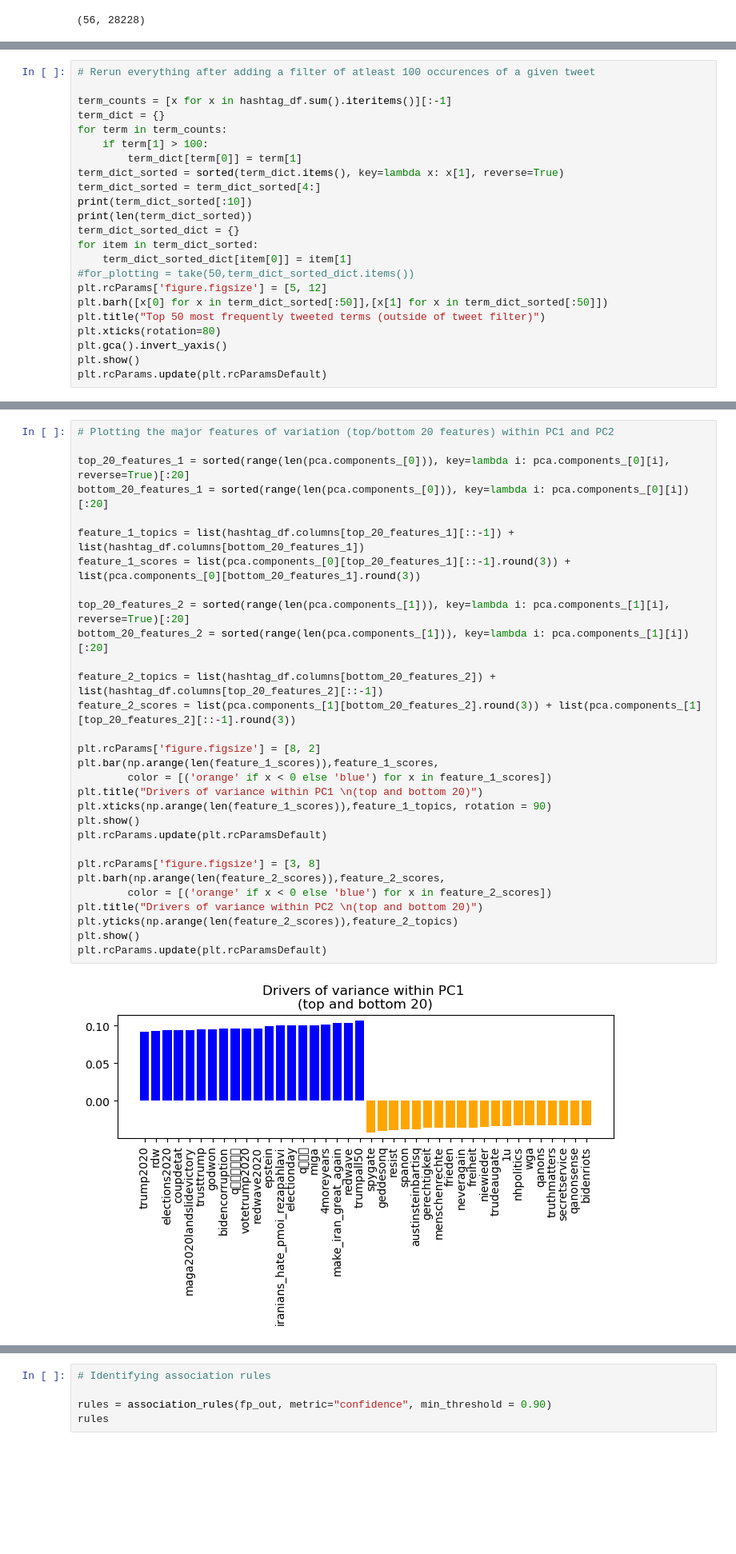
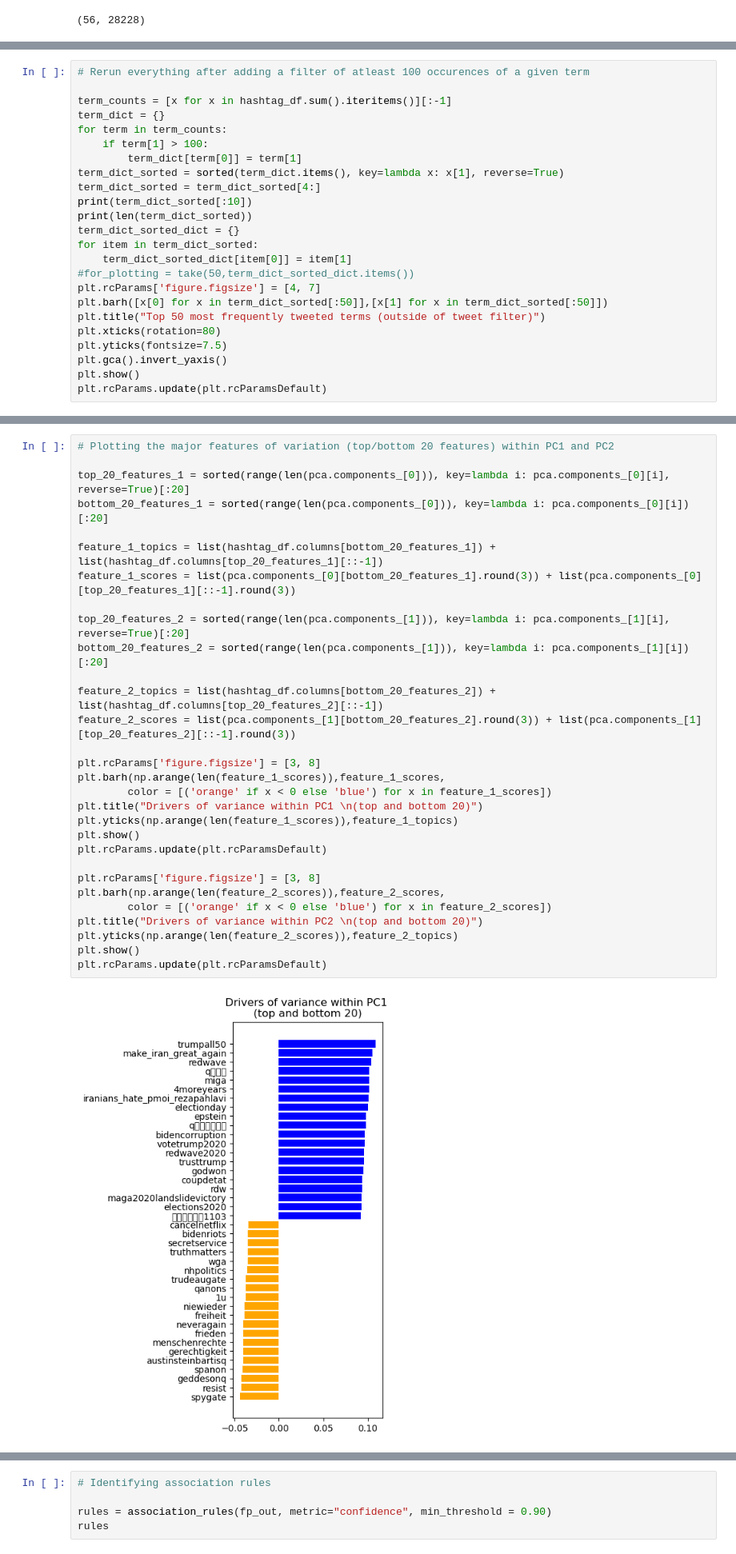
Before and after one commit to Cam-Baker/Qanon-Analytics, a Jupyter notebook: Notebooks/Hashtag_Associations.ipynb, the cells around one changed output, grey strips where cells are left out. Shown at 80% size. Drawn from its saved outputs; the diff is of its cells as text; blank space fills up the shorter version.

```diff
--- a/Notebooks/Hashtag_Associations.ipynb
+++ b/Notebooks/Hashtag_Associations.ipynb
@@ -168,7 +170,7 @@ print(importances.head(15))
 18824              revelations       0.000
 [figure]
 # %%
-# Rerun everything after adding a filter of atleast 100 occurences of a given tweet
+# Rerun everything after adding a filter of atleast 100 occurences of a given term
 
 term_counts = [x for x in hashtag_df.sum().iteritems()][:-1]
 term_dict = {}
@@ -183,10 +185,11 @@ term_dict_sorted_dict = {}
 for item in term_dict_sorted:
     term_dict_sorted_dict[item[0]] = item[1]
 #for_plotting = take(50,term_dict_sorted_dict.items())
-plt.rcParams['figure.figsize'] = [5, 12]
+plt.rcParams['figure.figsize'] = [4, 7]
 plt.barh([x[0] for x in term_dict_sorted[:50]],[x[1] for x in term_dict_sorted[:50]])
 plt.title("Top 50 most frequently tweeted terms (outside of tweet filter)")
 plt.xticks(rotation=80)
+plt.yticks(fontsize=7.5)
 plt.gca().invert_yaxis()
 plt.show()
 plt.rcParams.update(plt.rcParamsDefault)
@@ -253,32 +256,32 @@ ax.legend(targets)
 # %%
 # Plotting the major features of variation (top/bottom 20 features) within PC1 and PC2
 
 top_20_features_1 = sorted(range(len(pca.components_[0])), key=lambda i: pca.components_[0][i], reverse=True)[:20]
 bottom_20_features_1 = sorted(range(len(pca.components_[0])), key=lambda i: pca.components_[0][i])[:20]
 
-feature_1_topics = list(hashtag_df.columns[top_20_features_1][::-1]) + list(hashtag_df.columns[bottom_20_features_1])
-feature_1_scores = list(pca.components_[0][top_20_features_1][::-1].round(3)) + list(pca.components_[0][bottom_20_features_1].round(3))
+feature_1_topics = list(hashtag_df.columns[bottom_20_features_1]) + list(hashtag_df.columns[top_20_features_1][::-1])
+feature_1_scores = list(pca.components_[0][bottom_20_features_1].round(3)) + list(pca.components_[0][top_20_features_1][::-1].round(3))
 
 top_20_features_2 = sorted(range(len(pca.components_[1])), key=lambda i: pca.components_[1][i], reverse=True)[:20]
 bottom_20_features_2 = sorted(range(len(pca.components_[1])), key=lambda i: pca.components_[1][i])[:20]
 
 feature_2_topics = list(hashtag_df.columns[bottom_20_features_2]) + list(hashtag_df.columns[top_20_features_2][::-1])
 feature_2_scores = list(pca.components_[1][bottom_20_features_2].round(3)) + list(pca.components_[1][top_20_features_2][::-1].round(3))
 
-plt.rcParams['figure.figsize'] = [8, 2]
-plt.bar(np.arange(len(feature_1_scores)),feature_1_scores,
+plt.rcParams['figure.figsize'] = [3, 8]
+plt.barh(np.arange(len(feature_1_scores)),feature_1_scores,
         color = [('orange' if x < 0 else 'blue') for x in feature_1_scores])
 plt.title("Drivers of variance within PC1 \n(top and bottom 20)")
-plt.xticks(np.arange(len(feature_1_scores)),feature_1_topics, rotation = 90)
+plt.yticks(np.arange(len(feature_1_scores)),feature_1_topics)
 plt.show()
 plt.rcParams.update(plt.rcParamsDefault)
 
 plt.rcParams['figure.figsize'] = [3, 8]
 plt.barh(np.arange(len(feature_2_scores)),feature_2_scores,
         color = [('orange' if x < 0 else 'blue') for x in feature_2_scores])
 plt.title("Drivers of variance within PC2 \n(top and bottom 20)")
 plt.yticks(np.arange(len(feature_2_scores)),feature_2_topics)
 plt.show()
 plt.rcParams.update(plt.rcParamsDefault)
 # %% [output]
-[figure, old version]
+[figure, new version]
```
Also changed, not shown: parts of 6 cells of this notebook, 2 other files.
